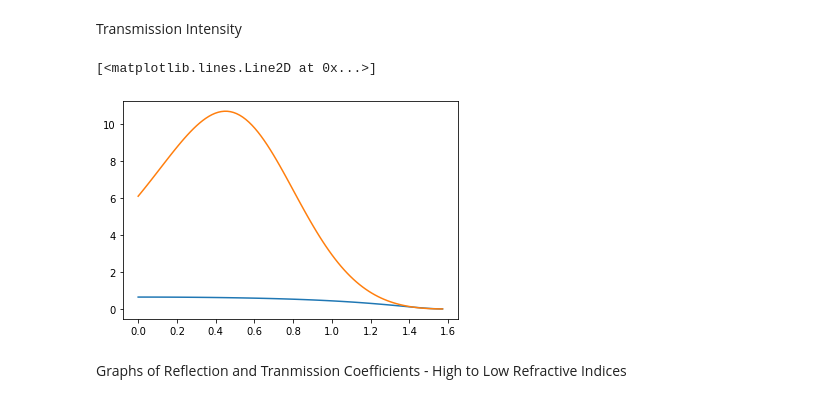
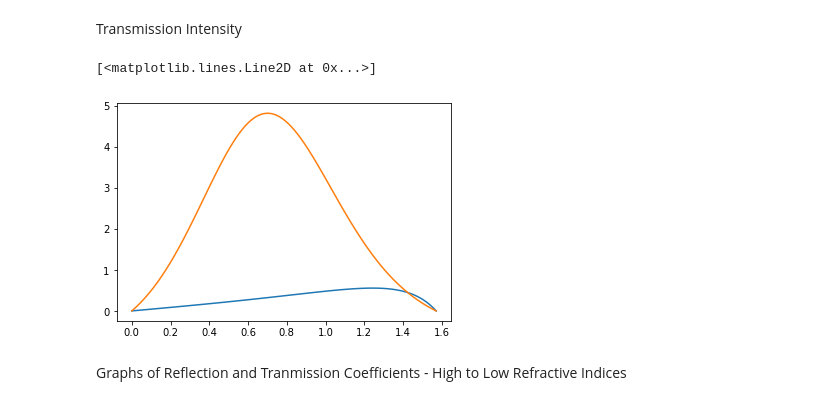
Before and after one commit to jhoyland/PHYS3710F22, a Jupyter notebook: Reflection and Transmission Worksheet.ipynb, the cells around one changed output. Saved outputs shown, nothing was run; the diff lists cells and outputs as text; code cells hidden in the pictures.

```diff
--- a/Reflection and Transmission Worksheet.ipynb
+++ b/Reflection and Transmission Worksheet.ipynb
@@ -61,13 +61,13 @@ plt.plot(x1,y_ts1)
 # %% [markdown]
 Transmission Intensity
 # %%
-y_Itp1 = [(t_p(xn,n1_1,n2_1))**2 for xn in x1]
-y_Its1 = [(t_s(xn,n1_1,n2_1))**2 for xn in x1]
+y_Itp1 = [(t_p(xn,n1_1,n2_1))**2*theta_t(xn,n1_1,n2_1)/m.cos(xn) for xn in x1]
+y_Its1 = [(t_s(xn,n1_1,n2_1))**2*theta_t(xn,n1_1,n2_1)/m.cos(xn) for xn in x1]
 plt.plot(x1,y_Itp1)
 plt.plot(x1,y_Its1)
 # %% [output]
 [<matplotlib.lines.Line2D at 0x...>]
-[figure, old version]
+[figure, new version]
 # %% [markdown]
 Graphs of Reflection and Tranmission Coefficients - High to Low Refractive Indices
 # %% [markdown]
```
Also changed, not shown: parts of 4 cells of this notebook.
